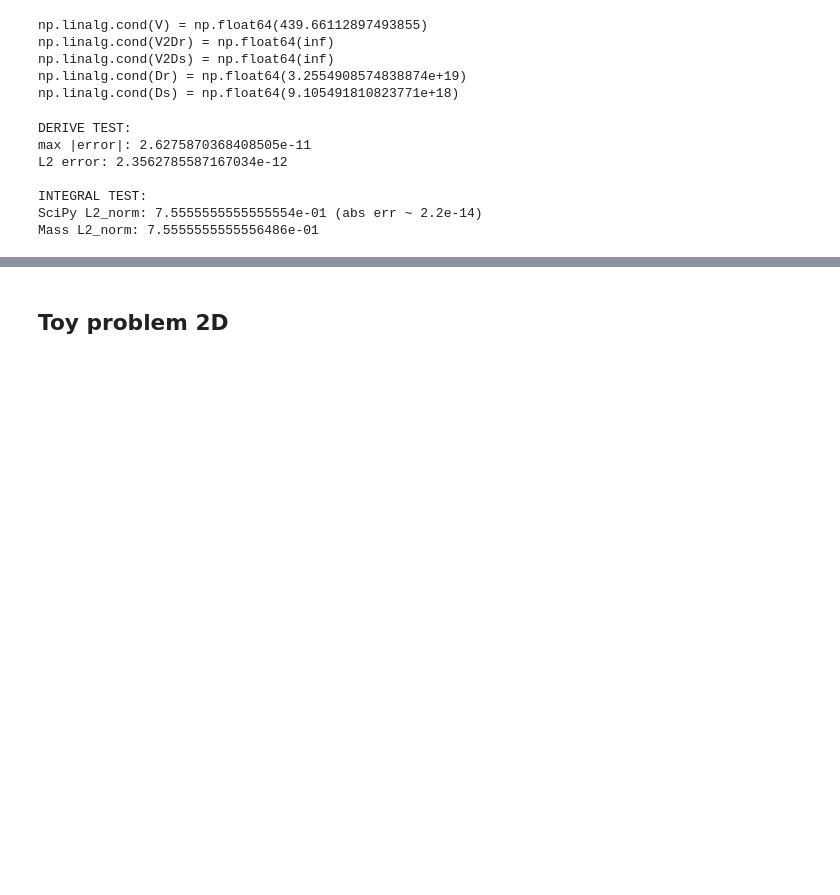
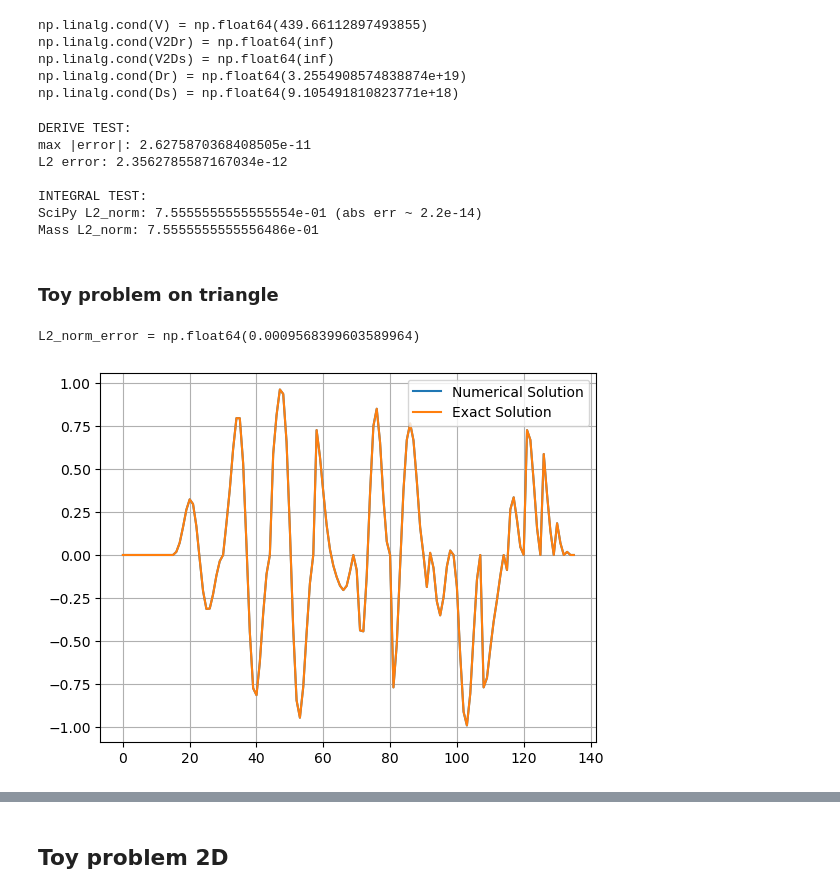
Before and after one commit to JeppeKlitgaard/02689-Advanced-Numerical-Methods, a Jupyter notebook: assignment_3/tb_sem.ipynb, the cells around one changed output, grey strips where cells are left out. Saved outputs shown, nothing was run; the diff lists cells and outputs as text; code cells hidden in the pictures; blank space fills up the shorter version.

Commit message:
feat: success on one triangle

```diff
--- a/assignment_3/tb_sem.ipynb
+++ b/assignment_3/tb_sem.ipynb
@@ -560,3 +561,5 @@ L2 error: 2.3562785587167034e-12
 INTEGRAL TEST:
 SciPy L2_norm: 7.5555555555555554e-01 (abs err ~ 2.2e-14)
 Mass L2_norm: 7.5555555555556486e-01
+# %% [markdown]
+### Toy problem on triangle
@@ -563,26 +591,101 @@ Mass L2_norm: 7.5555555555556486e-01
 # %%
 def GeometricFactors2D(x, y, Dr, Ds):
     """
     Compute metric terms rx,sx,ry,sy and Jacobian J at nodal points.
     x,y: (Np,) physical coordinates
     Dr, Ds: (Np,Np) differentiation matrices wrt reference (r,s)
     Returns rx, sx, ry, sy, J (each (Np,))
     """
     xr = Dr @ x
     xs = Ds @ x
     yr = Dr @ y
     ys = Ds @ y
     J = xr * ys - xs * yr
     rx = ys / J
     sx = -yr / J
     ry = -xs / J
     sy = xr / J
     return rx, sx, ry, sy, J
 
 
 def Grad2D(u, Dr, Ds, rx, sx, ry, sy):
     ur = Dr @ u
     us = Ds @ u
     ux = rx * ur + sx * us
     uy = ry * ur + sy * us
     return ux, uy
+
+def Dmatrices2D_xy(Dr, Ds, rx, sx, ry, sy):
+    D_x = rx[:, None] * Dr + sx[:, None] * Ds
+    D_y = ry[:, None] * Dr + sy[:, None] * Ds
+    return D_x, D_y
+
+# def Dmatrices2D_xy_second(Dr, Ds, rx, sx, ry, sy):
+#     D_x = np.diag(rx) @ Dr + np.diag(sx) @ Ds
+#     D_y = np.diag(ry) @ Dr + np.diag(sy) @ Ds
+#     return D_x, D_y
+
+def solve_toy_pde(N, u_exact = u_exact, f_rhs = f_rhs):
+
+    x_equilateral, y_equilateral = nodes2d(N)
+    r, s = equilateral2rs(x_equilateral, y_equilateral)
+    # v1_test, v2_test, v3_test = np.array([-1, -1]), np.array([1, -1]), np.array([-1, 1])
+    # v1_test, v2_test, v3_test = np.array([-1, 1]), np.array([2, 8]), np.array([5, 7])
+    v1_test, v2_test, v3_test = np.array([-1, -1]), np.array([1, -1]), np.array([1, 3])
+    x, y = Psi(r, s, v1_test, v2_test, v3_test)
+
+    u_true = u_exact(x, y)
+    f_test = f_rhs(x, y)
+
+    V = vandermonde2D_orthonormal(N, r, s)
+    Dr, Ds = Dmatrices2D(N, r, s, V=V)
+
+    rx, sx, ry, sy, J = GeometricFactors2D(x, y, Dr, Ds)
+    Dx, Dy = Dmatrices2D_xy(Dr, Ds, rx, sx, ry, sy)
+
+    M_inv_canonical = V @ V.T
+    M_inv = (1.0 / J)[:, None] * M_inv_canonical
+    M = J[:, None] * np.linalg.inv(M_inv_canonical)
+
+    # diag(J_k) cancels out, but we choose to put it into M and M_inv directly
+    # QUESTION: why is the other one not working?????
+    # L_N = M_inv @ (Dx.T @ M @ Dx + Dy.T @ M @ Dy)
+    L_N = Dx.T @ M @ Dx + Dy.T @ M @ Dy
+    f_test = M @ f_test
+
+    # for imposing BC on the triangle
+    def face_masks_triangle(r, s, tol=1e-10):
+        fmask1 = np.where(np.abs(s + 1.0) < tol)[0]          # s = -1
+        fmask2 = np.where(np.abs(r + s) < tol)[0]            # r + s = 0
+        fmask3 = np.where(np.abs(r + 1.0) < tol)[0]          # r = -1
+        return fmask1, fmask2, fmask3
+
+    fmask1, fmask2, fmask3 = face_masks_triangle(r, s, tol=1e-10)
+
+    Fmask = np.concatenate([fmask1, fmask2, fmask3])        # indices of all face nodes
+
+    for idx in Fmask:
+        L_N[idx, :] = 0
+        L_N[idx, idx] = 1
+        f_test[idx] = u_true[idx]
+
+    u_num = linalg.solve(L_N, f_test)
+    err = u_num - u_true
+    L2_norm_error = np.sqrt(err @ M @ err)
+    # print(L2_norm_error)
+
+    return L2_norm_error, u_num, u_true, x, y, v1_test, v2_test, v3_test
+
+
+N = 15
+L2_norm_error, u_num, u_true, x, y, v1_test, v2_test, v3_test = solve_toy_pde(N, u_exact=u_exact, f_rhs=f_rhs)
+
+print(f"{L2_norm_error = }")
+
+plt.plot(u_num, label = "Numerical Solution");
+plt.plot(u_true, label = "Exact Solution");
+plt.legend();
+plt.grid();
+# %% [output]
+L2_norm_error = np.float64(0.0009568399603589964)
+[figure, added]
```
Also changed, not shown: parts of 16 cells of this notebook.
